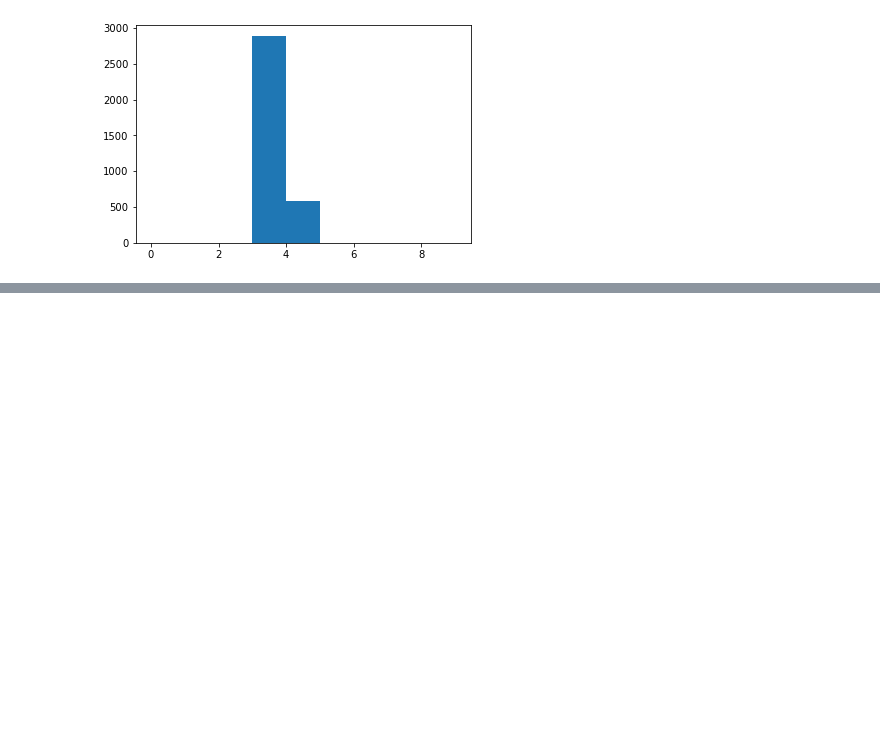
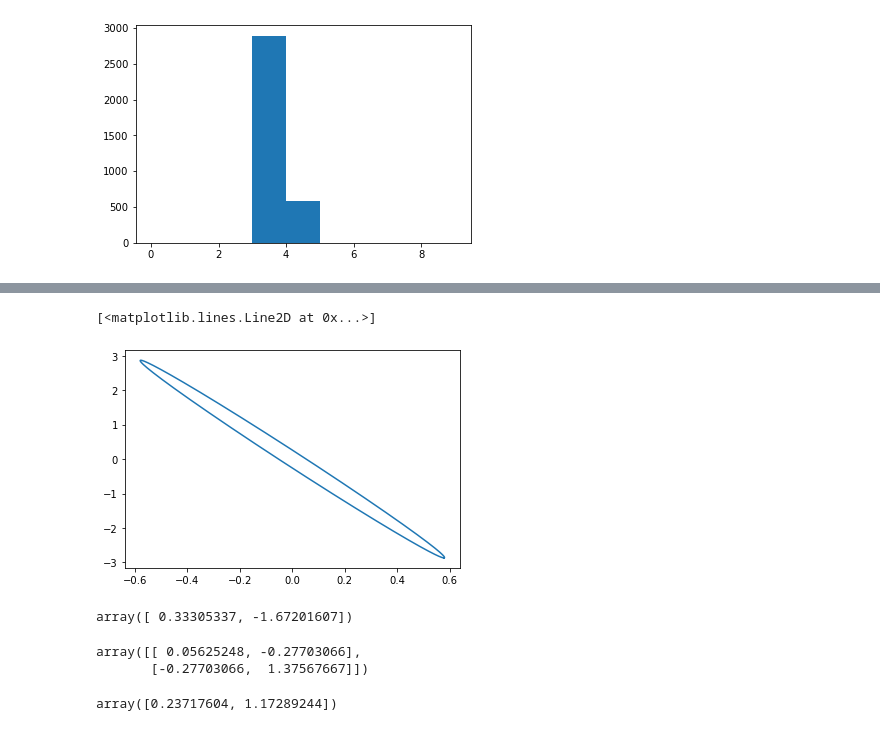
Before and after one commit to RebeccaColquhoun/seismo_det, a Jupyter notebook: code/tc_from_objects.ipynb, the cells around one changed output, grey strips where cells are left out. Drawn from its saved outputs; the diff is of its cells as text; code cells hidden in the pictures; blank space fills up the shorter version.

```diff
--- a/code/tc_from_objects.ipynb
+++ b/code/tc_from_objects.ipynb
@@ -297,3 +306,21 @@ for n in range(1, 10):
+# %%
+plt.plot(ellipsis_95[0,:], ellipsis_95[1,:])
+# %% [output]
+[<matplotlib.lines.Line2D at 0x...>]
+[figure, added]
+# %%
+popt
+# %% [output]
+array([ 0.33305337, -1.67201607])
+# %%
+pcov
+# %% [output]
+array([[ 0.05625248, -0.27703066],
+       [-0.27703066,  1.37567667]])
+# %%
+perr
+# %% [output]
+array([0.23717604, 1.17289244])
 # %%
 eq.__dict__
 # %%
```
Also changed, not shown: parts of 11 cells of this notebook, 24 other files.
